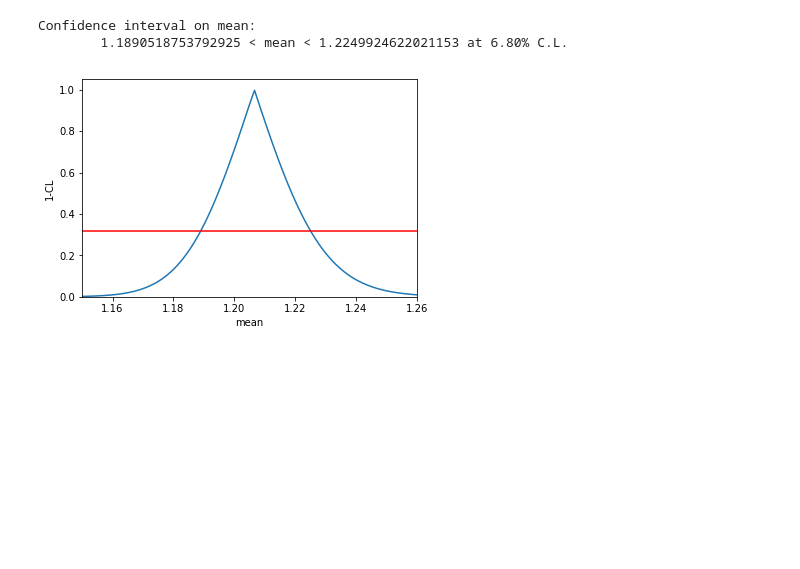
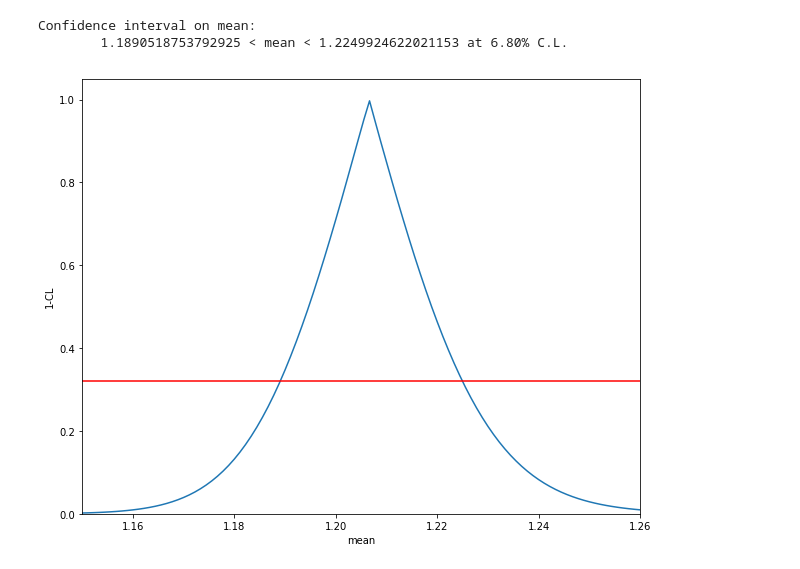
Before and after one commit to marinang/lauztat, a Jupyter notebook: examples/notebooks/confidence_interval_zfit_asy.ipynb, the cells around one changed output. Saved outputs shown, nothing was run; the diff lists cells and outputs as text; code cells hidden in the pictures; blank space fills up the shorter version.

```diff
--- a/examples/notebooks/confidence_interval_zfit_asy.ipynb
+++ b/examples/notebooks/confidence_interval_zfit_asy.ipynb
@@ -134,8 +134,8 @@ Get fit best values for nuisance parameters for the alternative hypothesis!
 Confidence interval on mean:
         1.1890518753792925 < mean < 1.2249924622021153 at 6.80% C.L.
 # %%
-f, ax = plt.subplots()
+f, ax = plt.subplots(figsize=(10, 8))
 ci.plot(ax=ax)
 f.savefig("ci_1_cl_plot.png")
 # %% [output]
-[figure, old version]
+[figure, new version]
```
Also changed, not shown: 2 other files.
